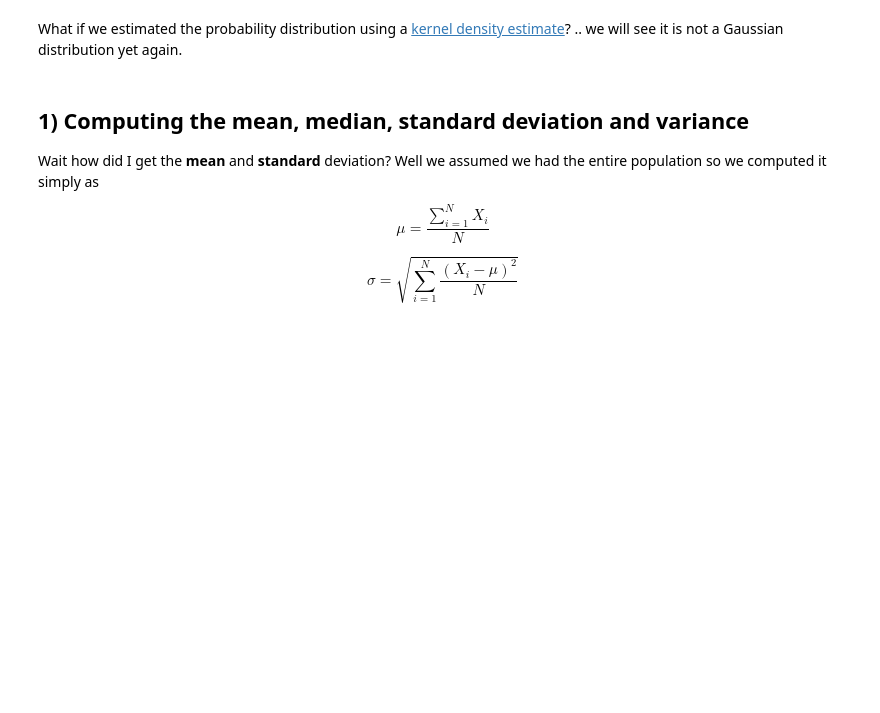
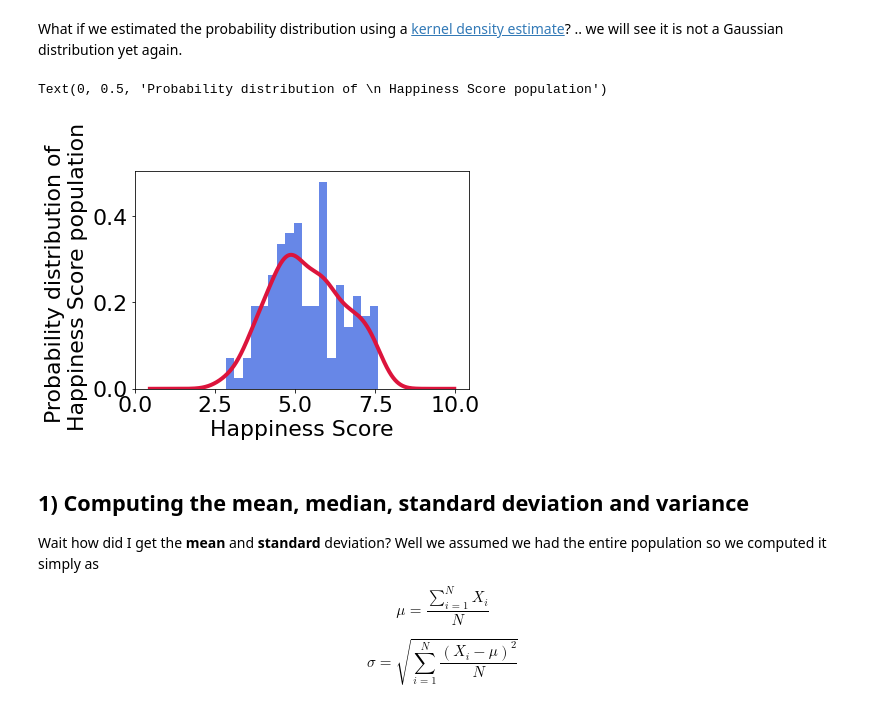
Before and after one commit to UWDIRECT/UWDIRECT.github.io, a Jupyter notebook: Wi22_content/DSMCER/L3_Descriptive_Statistics.ipynb, the cells around one changed output. Saved outputs shown, nothing was run; the diff lists cells and outputs as text; code cells hidden in the pictures; blank space fills up the shorter version.

```diff
--- a/Wi22_content/DSMCER/L3_Descriptive_Statistics.ipynb
+++ b/Wi22_content/DSMCER/L3_Descriptive_Statistics.ipynb
@@ -53,9 +67,14 @@ plt.show()
 # %% [markdown]
 What if we estimated the probability distribution using a [kernel density estimate](https://en.wikipedia.org/wiki/Kernel_density_estimation)? .. we will see it is not a Gaussian distribution yet again.
 # %%
+
+df['Happiness Score'].hist(bins=18, density=True, color='royalblue',alpha=0.8)
 df['Happiness Score'].plot.kde(linewidth=4,color="crimson")
 plt.xlabel('Happiness Score')
 plt.ylabel('Probability distribution of \n Happiness Score population')
+# %% [output]
+Text(0, 0.5, 'Probability distribution of \n Happiness Score population')
+[figure, added]
 # %% [markdown]
 ## 1) Computing the mean, median, standard deviation and variance
 
```
Also changed, not shown: parts of 24 cells of this notebook.
